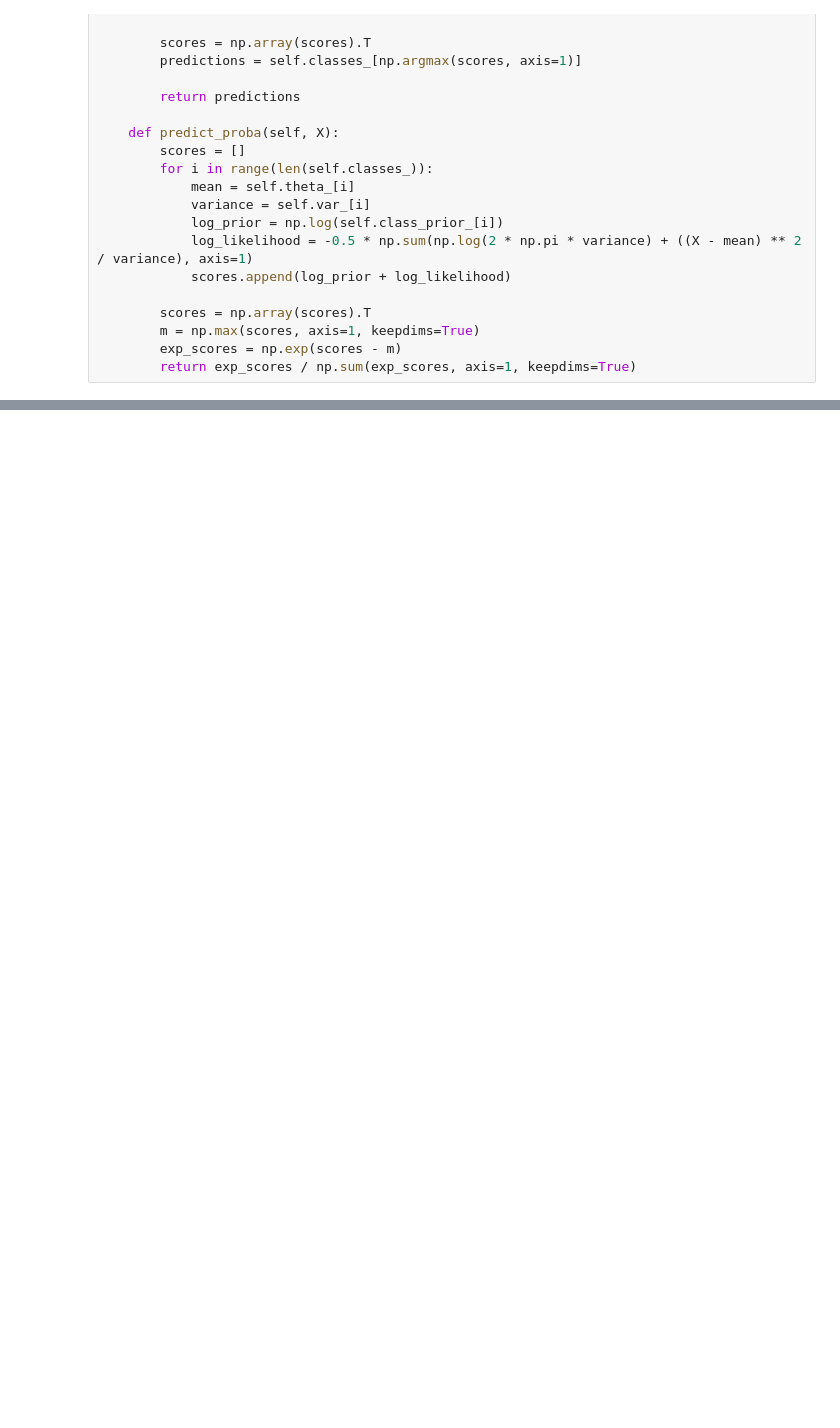
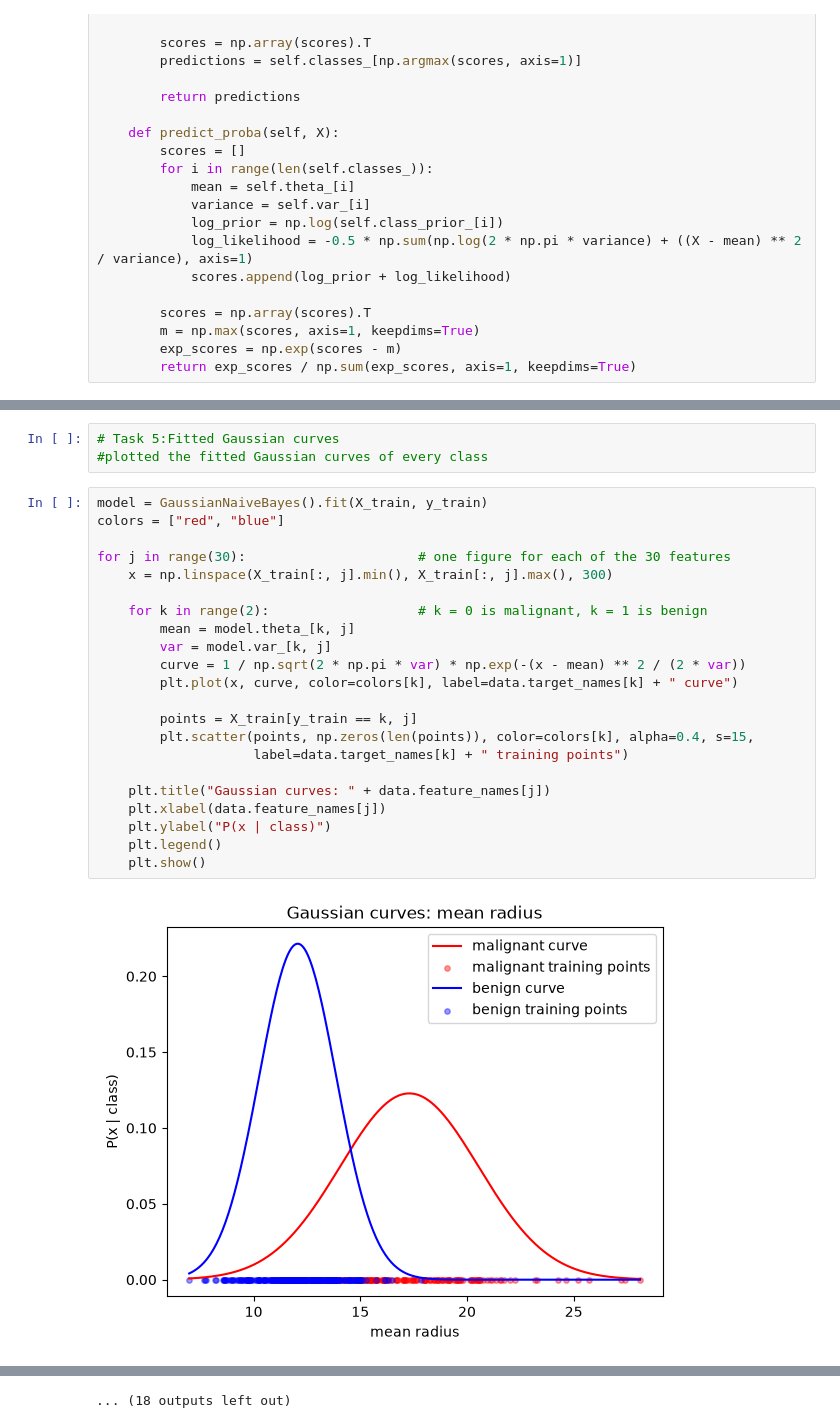
Before and after one commit to Jana-ctrl-s/Gaussian-Naive-Bayes-from-Scratch, a Jupyter notebook: GNB_20240759_20240650.ipynb, the cells around one changed output, grey strips where cells are left out. Drawn from its saved outputs; the diff is of its cells as text; blank space fills up the shorter version.

```diff
--- a/GNB_20240759_20240650.ipynb
+++ b/GNB_20240759_20240650.ipynb
@@ -290,0 +339,27 @@ Predicted class: [0]
+# %%
+# Task 5:Fitted Gaussian curves
+#plotted the fitted Gaussian curves of every class
+# %%
+model = GaussianNaiveBayes().fit(X_train, y_train)
+colors = ["red", "blue"]
+
+for j in range(30):                      # one figure for each of the 30 features
+    x = np.linspace(X_train[:, j].min(), X_train[:, j].max(), 300)
+
+    for k in range(2):                   # k = 0 is malignant, k = 1 is benign
+        mean = model.theta_[k, j]
+        var = model.var_[k, j]
+        curve = 1 / np.sqrt(2 * np.pi * var) * np.exp(-(x - mean) ** 2 / (2 * var))
+        plt.plot(x, curve, color=colors[k], label=data.target_names[k] + " curve")
+
+        points = X_train[y_train == k, j]
+        plt.scatter(points, np.zeros(len(points)), color=colors[k], alpha=0.4, s=15,
+                    label=data.target_names[k] + " training points")
+
+    plt.title("Gaussian curves: " + data.feature_names[j])
+    plt.xlabel(data.feature_names[j])
+    plt.ylabel("P(x | class)")
+    plt.legend()
+    plt.show()
+# %% [output]
+[figure, added]
@@ -290,0 +377 @@ Predicted class: [0]
+... (18 outputs left out)
```
Also changed, not shown: parts of 7 cells of this notebook.
